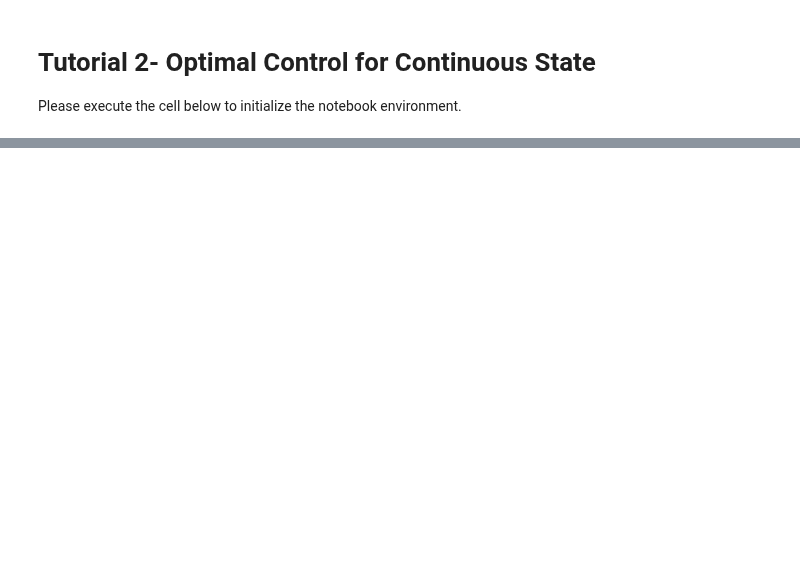
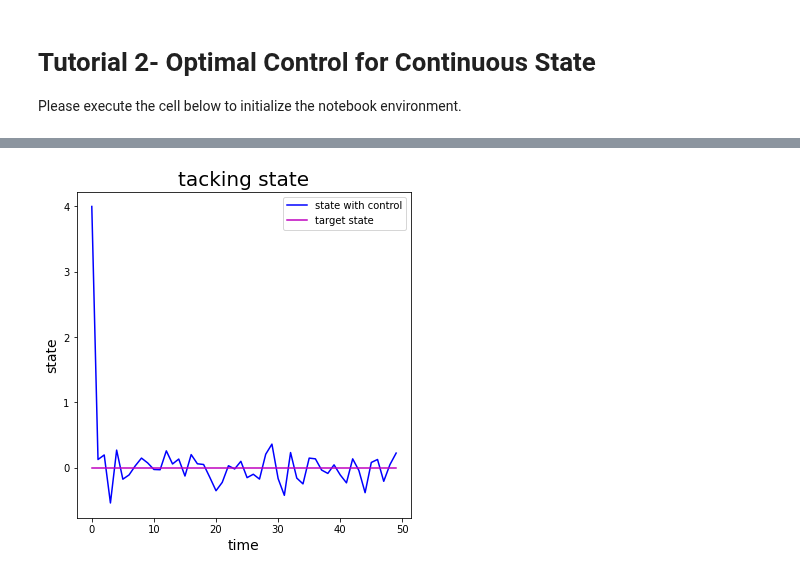
Before and after one commit to zhengww/NeuroMatchAcademy, a Jupyter notebook: Tutorial2_optimal_control_continuous.ipynb, the cells around one changed output, grey strips where cells are left out. Saved outputs shown, nothing was run; the diff lists cells and outputs as text; code cells hidden in the pictures; blank space fills up the shorter version.

```diff
--- a/Tutorial2_optimal_control_continuous.ipynb
+++ b/Tutorial2_optimal_control_continuous.ipynb
@@ -771,0 +174,4 @@ class MyKalmanFilter():
+# %%
+lds_zero.plot_position(x)
+# %% [output]
+[figure, added]
```
Also changed, not shown: parts of 89 cells of this notebook, 1 other file.
